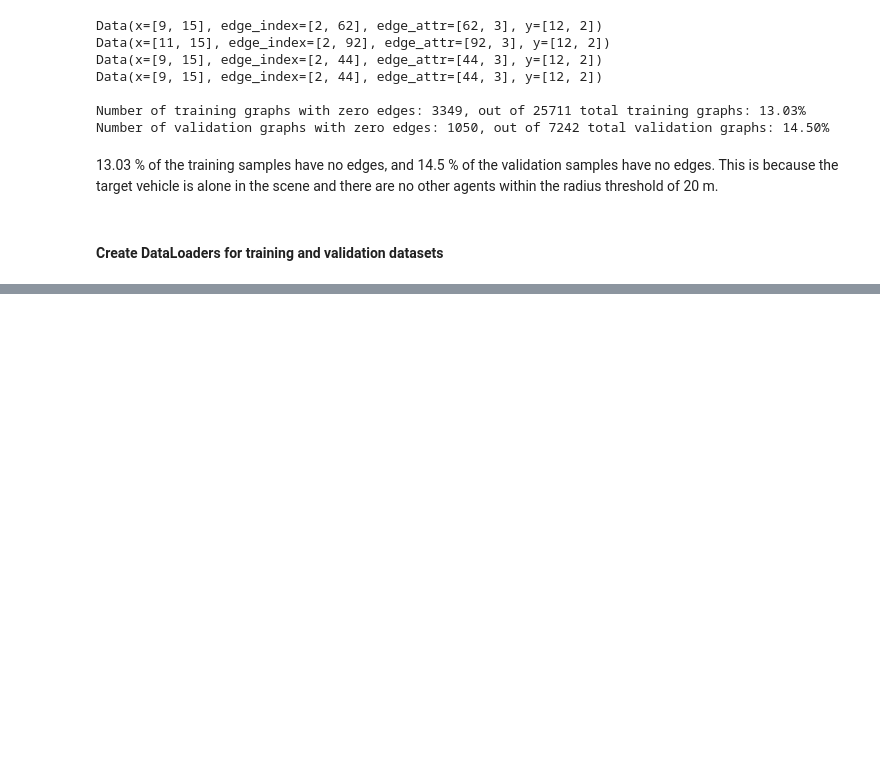
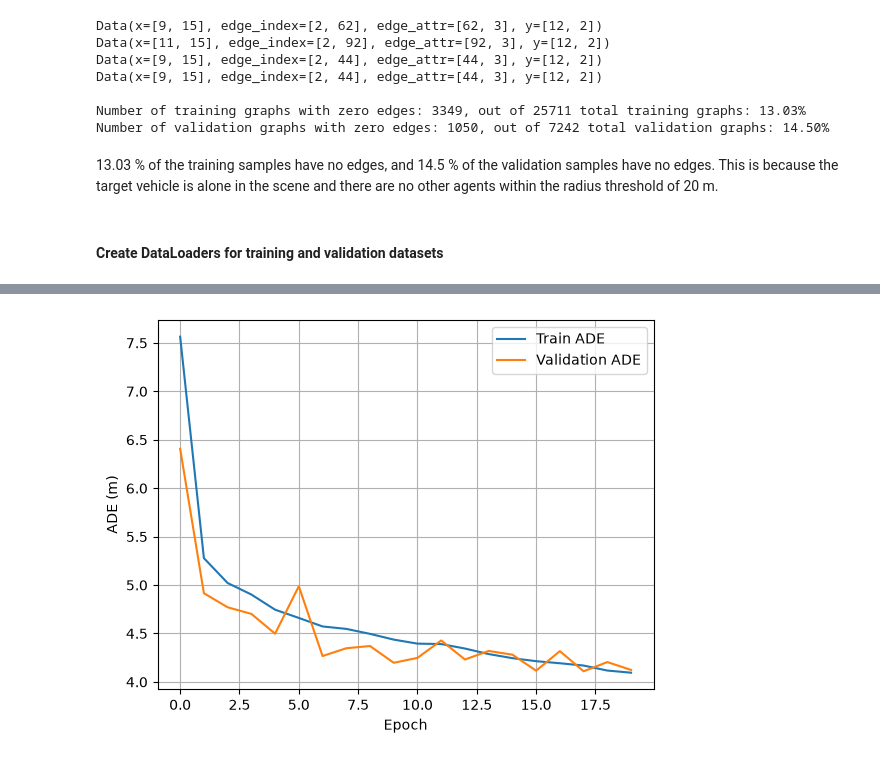
Before and after one commit to danilorar/gnn_trajectory, a Jupyter notebook: notebooks/03_baselines.ipynb, the cells around one changed output, grey strips where cells are left out. Saved outputs shown, nothing was run; the diff lists cells and outputs as text; code cells hidden in the pictures; blank space fills up the shorter version.

Commit message:
first training loop

```diff
--- a/notebooks/03_baselines.ipynb
+++ b/notebooks/03_baselines.ipynb
@@ -638,0 +739,76 @@ Number of target nodes: 64
+# %%
+# ADE Loss function
+def ade_loss(pred, target):
+    errors = torch.norm(pred - target,dim=2)
+    return errors.mean()
+
+model = GraphNetwork()
+optimizer = torch.optim.Adam(model.parameters(), lr=0.001)
+loss_fn = ade_loss
+num_epochs = 20
+
+train_losses = []
+val_losses = []
+
+best_val_loss = float("inf")
+
+for epoch in range(num_epochs):
+
+    # TRAIN
+    model.train()
+    total_loss = 0.0 # initialize total loss for the epoch
+
+    for batch in train_loader:
+
+        optimizer.zero_grad()
+        pred = model(batch)
+        target = batch.y.view(batch.num_graphs,12, 2)
+        loss = loss_fn(pred, target)
+        loss.backward()
+        optimizer.step()
+
+        total_loss += (loss.item() * batch.num_graphs)
+
+    avg_loss = total_loss / len(train_graphs)
+
+    train_losses.append(avg_loss)
+
+
+    # VALIDATION
+    model.eval()
+    val_total_loss = 0.0 # initialize total loss for the validation set
+
+    with torch.no_grad():
+
+        for val_batch in val_loader:
+            val_pred = model(val_batch)
+            val_target = val_batch.y.view(val_batch.num_graphs, 12, 2)
+            val_loss = loss_fn(val_pred, val_target)
+            val_total_loss += (val_loss.item() * val_batch.num_graphs)
+
+    val_avg_loss = (val_total_loss / len(val_graphs))
+
+    val_losses.append(val_avg_loss)
+
+    # OUTPUT
+    print(
+        f"Epoch {epoch + 1}/{num_epochs} | "
+        f"Train ADE: {avg_loss:.4f} m | "
+        f"Val ADE: {val_avg_loss:.4f} m"
+    )
+
+    # SAVE BEST MODEL
+    if val_avg_loss < best_val_loss:
+        best_val_loss = val_avg_loss
+        torch.save( model.state_dict(),"best_gnn_model.pth")
+
+# PLOT
+plt.plot(train_losses, label="Train ADE")
+plt.plot(val_losses, label="Validation ADE")
+
+plt.xlabel("Epoch")
+plt.ylabel("ADE (m)")
+plt.legend()
+plt.grid()
+plt.show()
+# %% [output]
@@ -638,0 +835 @@ Number of target nodes: 64
+[figure, added]
```
Also changed, not shown: parts of 5 cells of this notebook, 3 other files.
